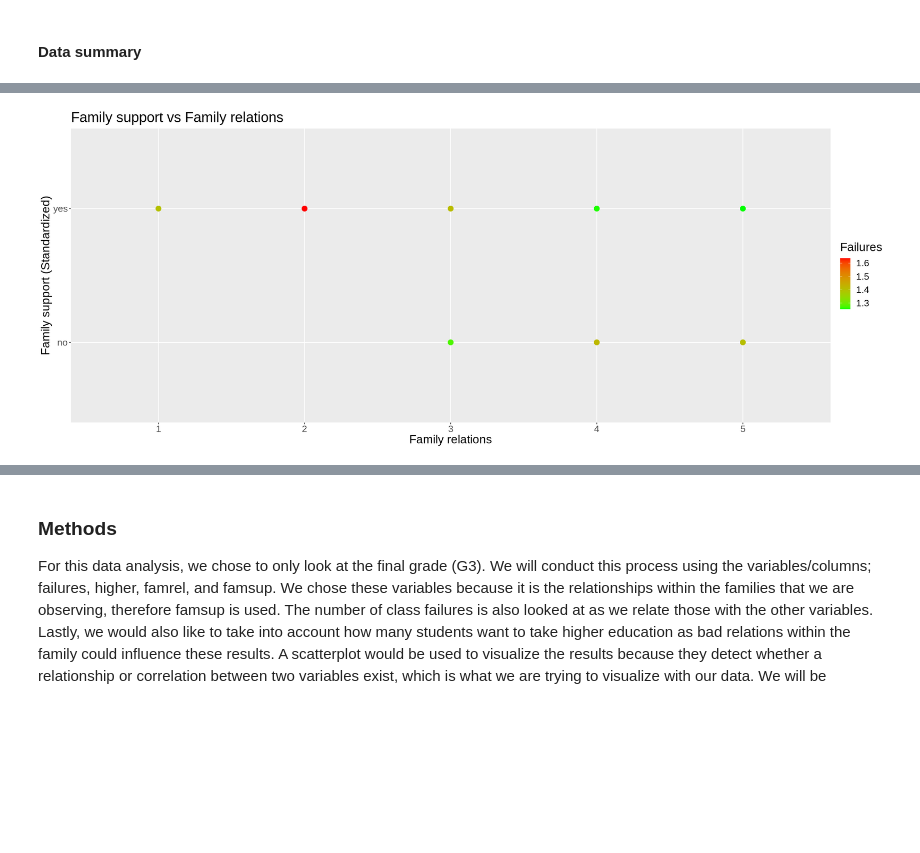
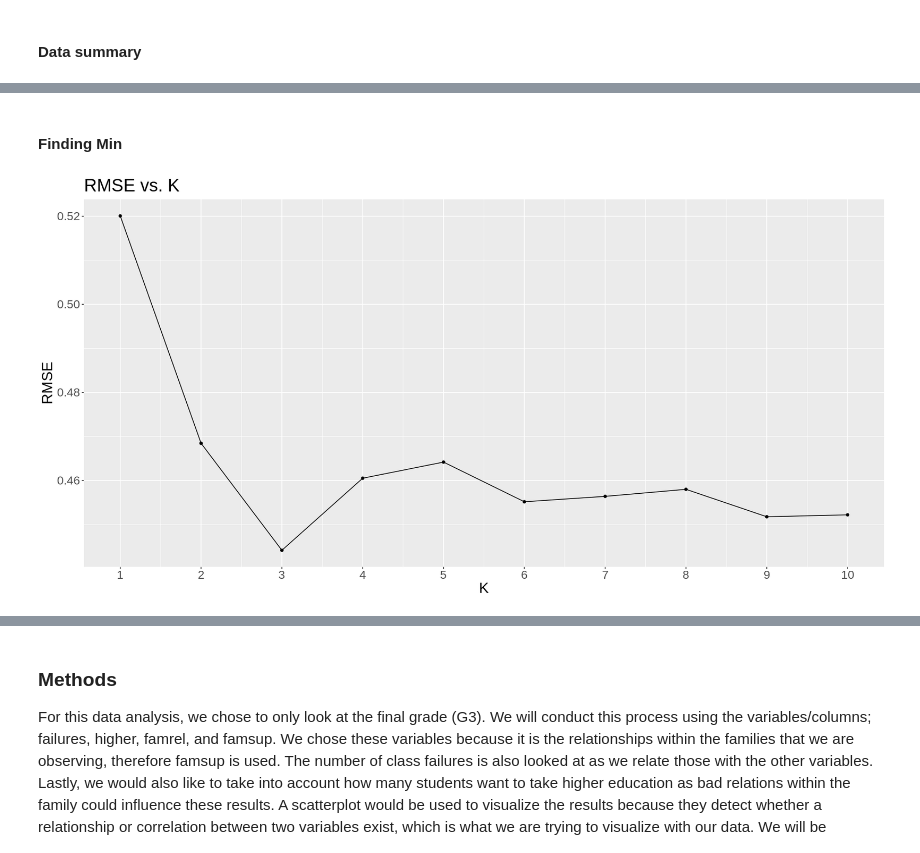
Before and after one commit to ethanthoma/dsci-100-group-project, a Jupyter notebook: Proposal.ipynb, the cells around one changed output, grey strips where cells are left out. Drawn from its saved outputs; the diff is of its cells as text; code cells hidden in the pictures; blank space fills up the shorter version.

```diff
--- a/Proposal.ipynb
+++ b/Proposal.ipynb
@@ -81,7 +75,7 @@ print(student_tidy_data, n = 100)
 # %% [markdown]
 #### Data summary
 # %%
-student_split <- initial_split(student_tidy_data, prop = 0.75)
+student_split <- initial_split(student_tidy_data, prop = 0.8)
 student_train <- training(student_split)
 student_test <- testing(student_split)
 summary(student_train)
@@ -97,0 +99,19 @@ summary(student_train)
+# %%
+rec <- recipe(G3 ~ G1 + G2 + failures + absences, student_train)
+
+spec <- nearest_neighbor(weight_func = "rectangular", neighbors = tune()) %>%
+    set_engine("kknn") %>%
+    set_mode("regression")
+
+fit <- workflow() %>%
+    add_recipe(rec) %>%
+    add_model(spec)
+
+student_vfold <- student_train %>%
+    vfold_cv(v = 5, strata = G3)
+
+gridvals <- tibble(neighbors = seq(1, 10))
+
+fit %<>% tune_grid(resamples = student_vfold, grid = gridvals) %>%
+    collect_metrics()
+fit %>% filter(.metric == "rmse") %>% slice(3)
@@ -98,15 +123,18 @@ summary(student_train)
+# %% [markdown]
+#### Finding Min
 # %%
-options(repr.plot.width = 20, repr.plot.height = 8)
-regression_plot <- student_train %>%
-    ggplot(aes(x = famrel, y = famsup, colour = failures)) +
-        geom_point(size = 4) +
-        labs(title = "Family support vs Family relations",
-             x = "Family relations",
-             y = "Family support (Standardized)",
-             colour = "Failures",
-             size = "Size") +
+options(repr.plot.width = 16, repr.plot.height = 8)
+accuracy_k_plot <- fit %>%
+    filter(.metric == "rmse") %>%
+    arrange(desc(mean)) %>%
+    ggplot(aes(x = neighbors, y = mean)) +
+        geom_point() +
+        geom_line() +
+        labs(title = "RMSE vs. K",
+             x = "K",
+             y = "RMSE") +
         theme(text = element_text(size = 20)) +
-        scale_color_gradient(low="green", high="red")
-regression_plot
+        scale_x_continuous(breaks = 1:10)
+accuracy_k_plot
 # %% [output]
-[figure, old version]
+[figure, new version]
```
Also changed, not shown: parts of 8 cells of this notebook.
